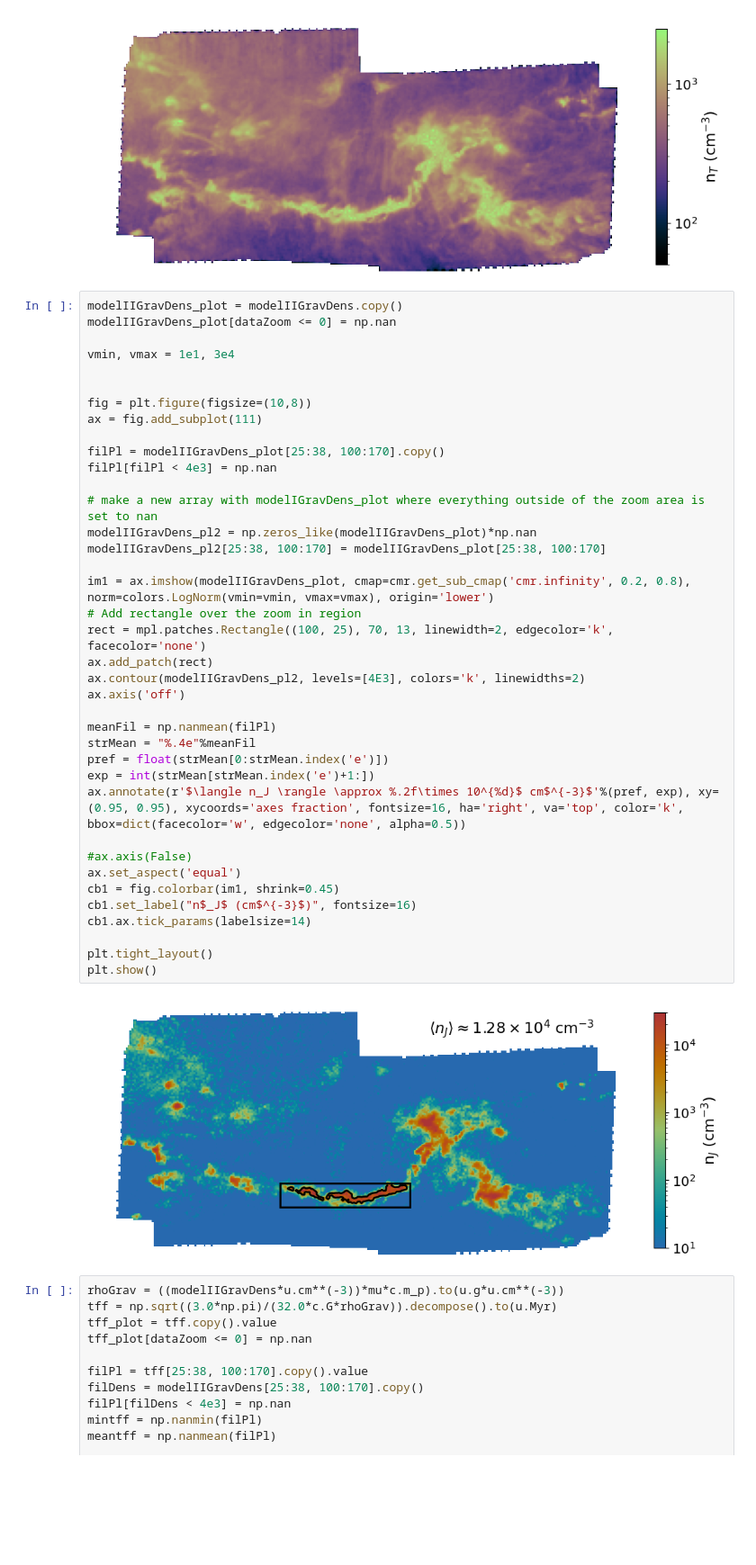
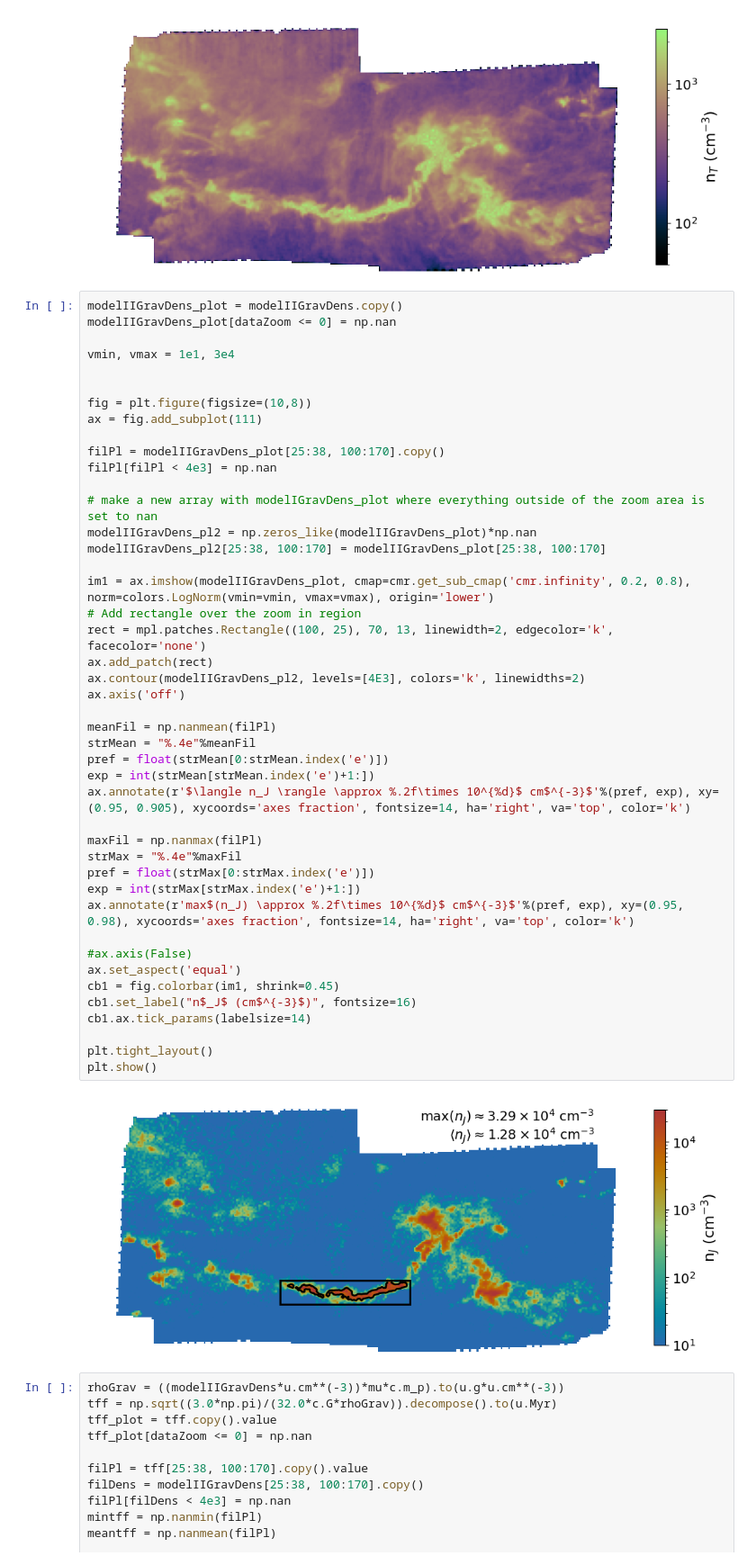
Before and after one commit to AstroBrandt/GMCDensityEstimation, a Jupyter notebook: HGBS_estimateNumberDensity.ipynb, the cells around one changed output. Shown at 90% size. Cells and saved outputs as stored; diff of their text form; blank space fills up the shorter version.

Commit message:
Small change to make Method I and Method II plots fully consistent

```diff
--- a/HGBS_estimateNumberDensity.ipynb
+++ b/HGBS_estimateNumberDensity.ipynb
@@ -659,35 +659,41 @@ fig = plt.figure(figsize=(10,8))
 ax = fig.add_subplot(111)
 
 filPl = modelIIGravDens_plot[25:38, 100:170].copy()
 filPl[filPl < 4e3] = np.nan
 
 # make a new array with modelIGravDens_plot where everything outside of the zoom area is set to nan
 modelIIGravDens_pl2 = np.zeros_like(modelIIGravDens_plot)*np.nan
 modelIIGravDens_pl2[25:38, 100:170] = modelIIGravDens_plot[25:38, 100:170]
 
 im1 = ax.imshow(modelIIGravDens_plot, cmap=cmr.get_sub_cmap('cmr.infinity', 0.2, 0.8), norm=colors.LogNorm(vmin=vmin, vmax=vmax), origin='lower')
 # Add rectangle over the zoom in region
 rect = mpl.patches.Rectangle((100, 25), 70, 13, linewidth=2, edgecolor='k', facecolor='none')
 ax.add_patch(rect)
 ax.contour(modelIIGravDens_pl2, levels=[4E3], colors='k', linewidths=2)
 ax.axis('off')
 
 meanFil = np.nanmean(filPl)
 strMean = "%.4e"%meanFil
 pref = float(strMean[0:strMean.index('e')])
 exp = int(strMean[strMean.index('e')+1:])
-ax.annotate(r'$\langle n_J \rangle \approx %.2f\times 10^{%d}$ cm$^{-3}$'%(pref, exp), xy=(0.95, 0.95), xycoords='axes fraction', fontsize=16, ha='right', va='top', color='k', bbox=dict(facecolor='w', edgecolor='none', alpha=0.5))
+ax.annotate(r'$\langle n_J \rangle \approx %.2f\times 10^{%d}$ cm$^{-3}$'%(pref, exp), xy=(0.95, 0.905), xycoords='axes fraction', fontsize=14, ha='right', va='top', color='k')
+
+maxFil = np.nanmax(filPl)
+strMax = "%.4e"%maxFil
+pref = float(strMax[0:strMax.index('e')])
+exp = int(strMax[strMax.index('e')+1:])
+ax.annotate(r'max$(n_J) \approx %.2f\times 10^{%d}$ cm$^{-3}$'%(pref, exp), xy=(0.95, 0.98), xycoords='axes fraction', fontsize=14, ha='right', va='top', color='k')
 
 #ax.axis(False)
 ax.set_aspect('equal')
 cb1 = fig.colorbar(im1, shrink=0.45)
 cb1.set_label("n$_J$ (cm$^{-3}$)", fontsize=16)
 cb1.ax.tick_params(labelsize=14)
 
 plt.tight_layout()
 plt.show()
 # %% [output]
-[figure, old version]
+[figure, new version]
 # %%
 rhoGrav = ((modelIIGravDens*u.cm**(-3))*mu*c.m_p).to(u.g*u.cm**(-3))
 tff = np.sqrt((3.0*np.pi)/(32.0*c.G*rhoGrav)).decompose().to(u.Myr)
```
